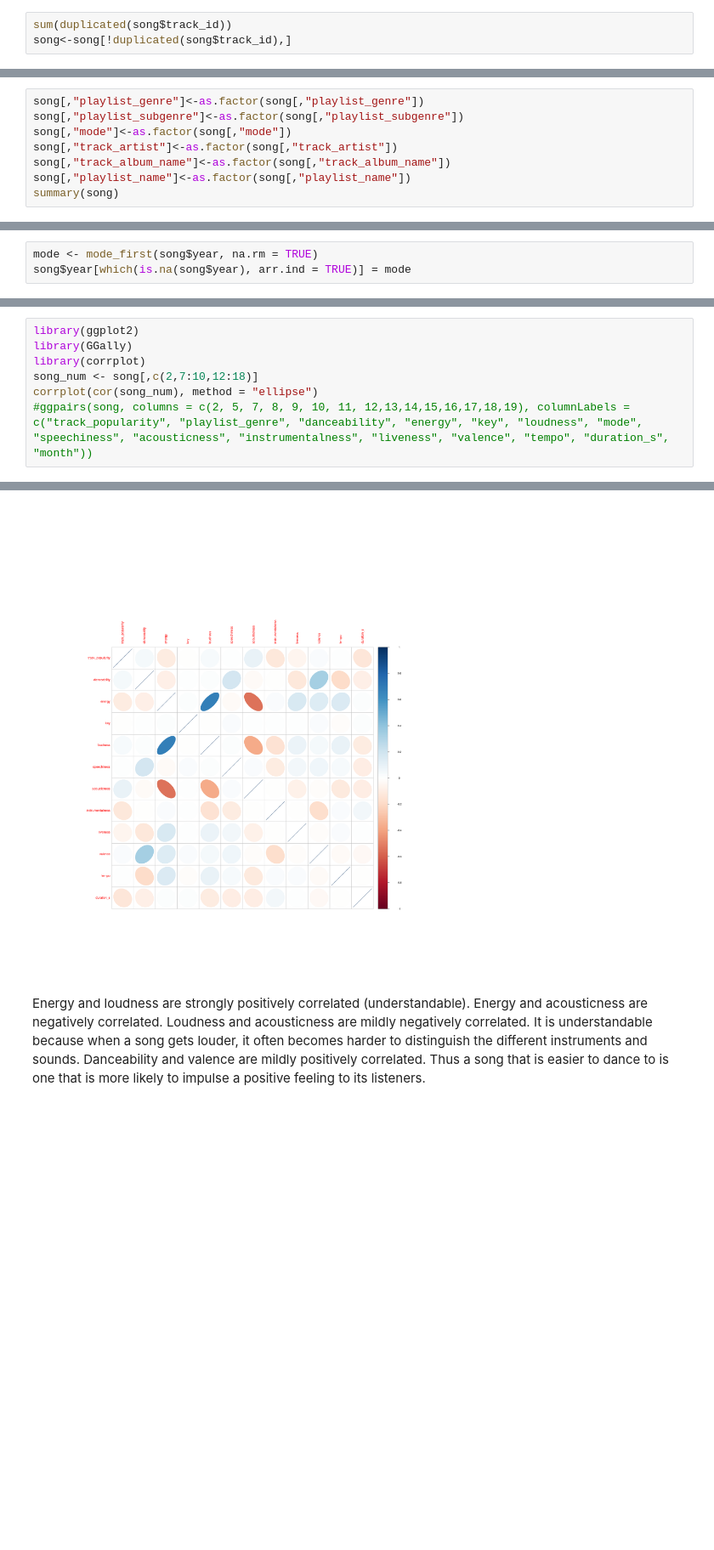
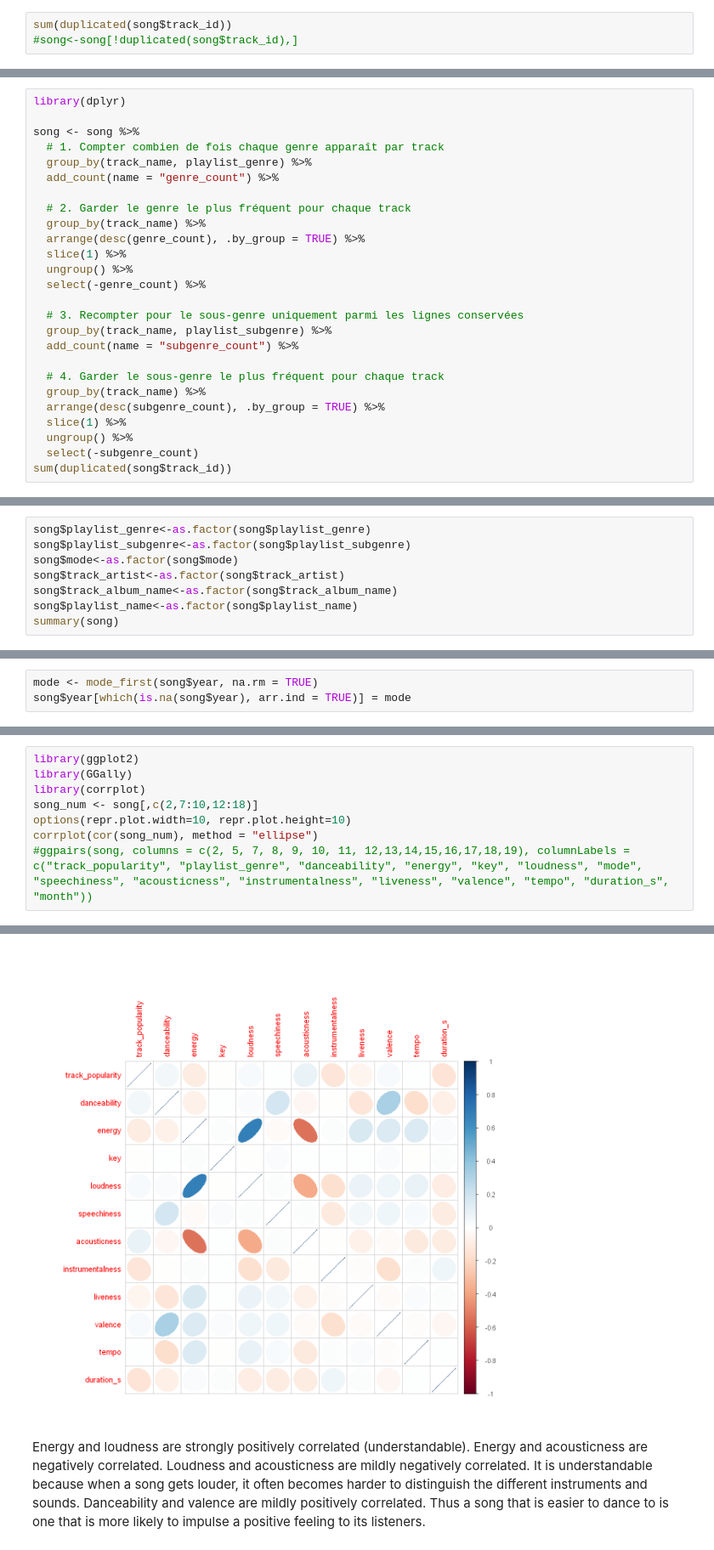
Before and after one commit to P-Point-all/Data_Science_Spotify, a Jupyter notebook: Data_Spotify_R.ipynb, the cells around one changed output, grey strips where cells are left out. Shown at 85% size. Cells and saved outputs as stored; diff of their text form; blank space fills up the shorter version.

```diff
--- a/Data_Spotify_R.ipynb
+++ b/Data_Spotify_R.ipynb
@@ -67,7 +78,7 @@ A data.frame: 6 × 23
 On va tout d'abord regarder si on a des duplicatas dans notre dataset en utilisant le track_id.
 # %%
 sum(duplicated(song$track_id))
-song<-song[!duplicated(song$track_id),]
+#song<-song[!duplicated(song$track_id),]
 # %% [output]
 [1] 4477
 # %% [markdown]
@@ -74,0 +86,26 @@ On voit qu'on a beaucoup de duplicatas. En cherchant dans le dataset, on a déco
+# %%
+library(dplyr)
+
+song <- song %>%
+  # 1. Compter combien de fois chaque genre apparaît par track
+  group_by(track_name, playlist_genre) %>%
+  add_count(name = "genre_count") %>%
+
+  # 2. Garder le genre le plus fréquent pour chaque track
+  group_by(track_name) %>%
+  arrange(desc(genre_count), .by_group = TRUE) %>%
+  slice(1) %>%
+  ungroup() %>%
+  select(-genre_count) %>%
+
+  # 3. Recompter pour le sous-genre uniquement parmi les lignes conservées
+  group_by(track_name, playlist_subgenre) %>%
+  add_count(name = "subgenre_count") %>%
+
+  # 4. Garder le sous-genre le plus fréquent pour chaque track
+  group_by(track_name) %>%
+  arrange(desc(subgenre_count), .by_group = TRUE) %>%
+  slice(1) %>%
+  ungroup() %>%
+  select(-subgenre_count)
+sum(duplicated(song$track_id))
@@ -98,12 +137,12 @@ A data.frame: 6 × 19
 # %% [markdown]
 >On modifie certaines variables qualitatives qui nous serons utiles pour l'analyse en facteurs. D'autres comme track_name sont laissées telles quelles et seront utilisées pour la visualisation (labellisation).
 # %%
-song[,"playlist_genre"]<-as.factor(song[,"playlist_genre"])
-song[,"playlist_subgenre"]<-as.factor(song[,"playlist_subgenre"])
-song[,"mode"]<-as.factor(song[,"mode"])
-song[,"track_artist"]<-as.factor(song[,"track_artist"])
-song[,"track_album_name"]<-as.factor(song[,"track_album_name"])
-song[,"playlist_name"]<-as.factor(song[,"playlist_name"])
+song$playlist_genre<-as.factor(song$playlist_genre)
+song$playlist_subgenre<-as.factor(song$playlist_subgenre)
+song$mode<-as.factor(song$mode)
+song$track_artist<-as.factor(song$track_artist)
+song$track_album_name<-as.factor(song$track_album_name)
+song$playlist_name<-as.factor(song$playlist_name)
 summary(song)
 # %% [output]
                     track_artist   track_popularity
@@ -319,6 +333,7 @@ library(ggplot2)
 library(GGally)
 library(corrplot)
 song_num <- song[,c(2,7:10,12:18)]
+options(repr.plot.width=10, repr.plot.height=10)
 corrplot(cor(song_num), method = "ellipse")
 #ggpairs(song, columns = c(2, 5, 7, 8, 9, 10, 11, 12,13,14,15,16,17,18,19), columnLabels = c("track_popularity", "playlist_genre", "danceability", "energy", "key", "loudness", "mode", "speechiness", "acousticness", "instrumentalness", "liveness", "valence", "tempo", "duration_s", "month"))
 # %% [output]
@@ -330,4 +340,4 @@ corrplot 0.92 loaded
-[figure, old version]
+[figure, new version]
 # %% [markdown]
 Energy and loudness are strongly positively correlated (understandable).
 Energy and acousticness are negatively correlated. Loudness and acousticness are mildly negatively correlated. It is understandable because when a song gets louder, it often becomes harder to distinguish the different instruments and sounds.
```
Also changed, not shown: parts of 34 cells of this notebook.
